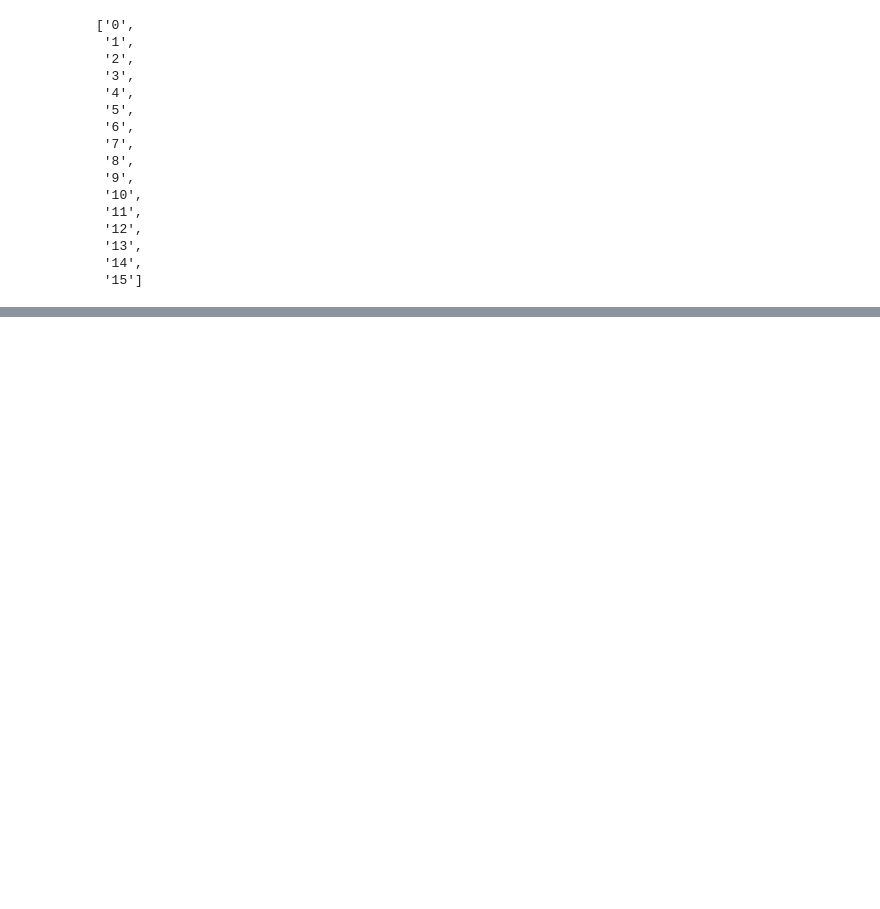
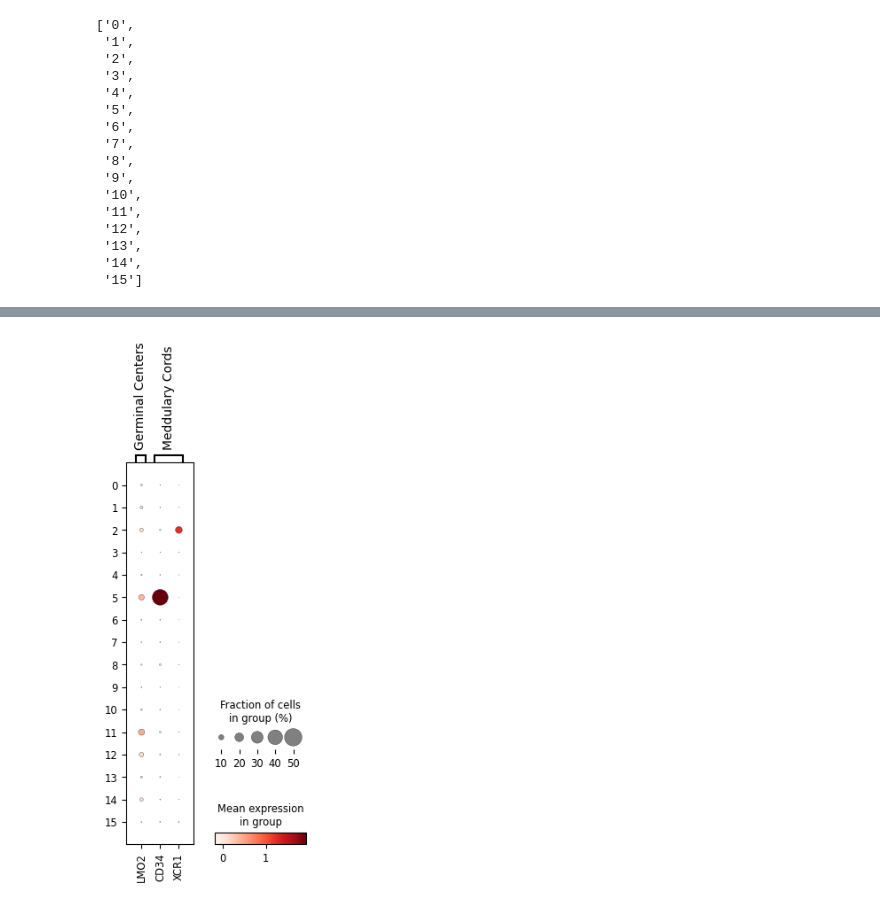
Before and after one commit to gkanfer/SpatialOmicsToolkit, a Jupyter notebook: xenium/VolconoPlot_xenium_lymph.ipynb, the cells around one changed output, grey strips where cells are left out. Saved outputs shown, nothing was run; the diff lists cells and outputs as text; code cells hidden in the pictures; blank space fills up the shorter version.

```diff
--- a/xenium/VolconoPlot_xenium_lymph.ipynb
+++ b/xenium/VolconoPlot_xenium_lymph.ipynb
@@ -264,0 +296,7 @@ with PdfPages(os.path.join(pathout, f'Report_spatial_map_plot.pdf')) as pdf:
+# %%
+marker_genes = {
+    "Germinal Centers": ["LMO2"],
+    # Note: DMXL2 should be negative
+    "Meddulary Cords": ["CD34", "XCR1",],
+    # Note HBM and GYPA are negative markers
+}
@@ -264,0 +325,4 @@ with PdfPages(os.path.join(pathout, f'Report_spatial_map_plot.pdf')) as pdf:
+# %%
+sc.pl.dotplot(andata, marker_genes, groupby="cluster")
+# %% [output]
+[figure, added]
```
Also changed, not shown: parts of 12 cells of this notebook, 4 other files.
